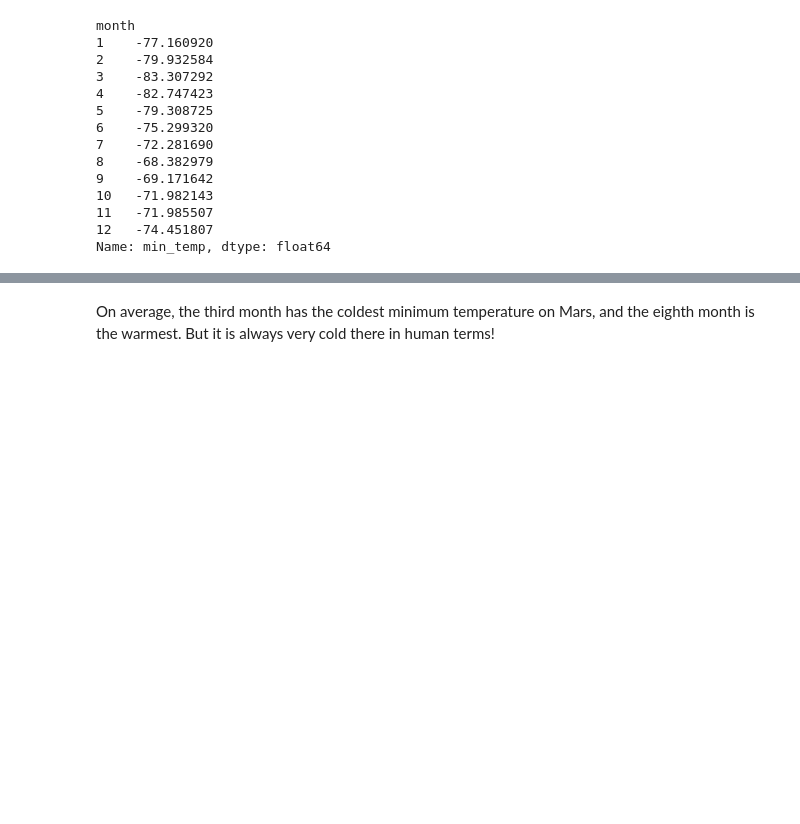
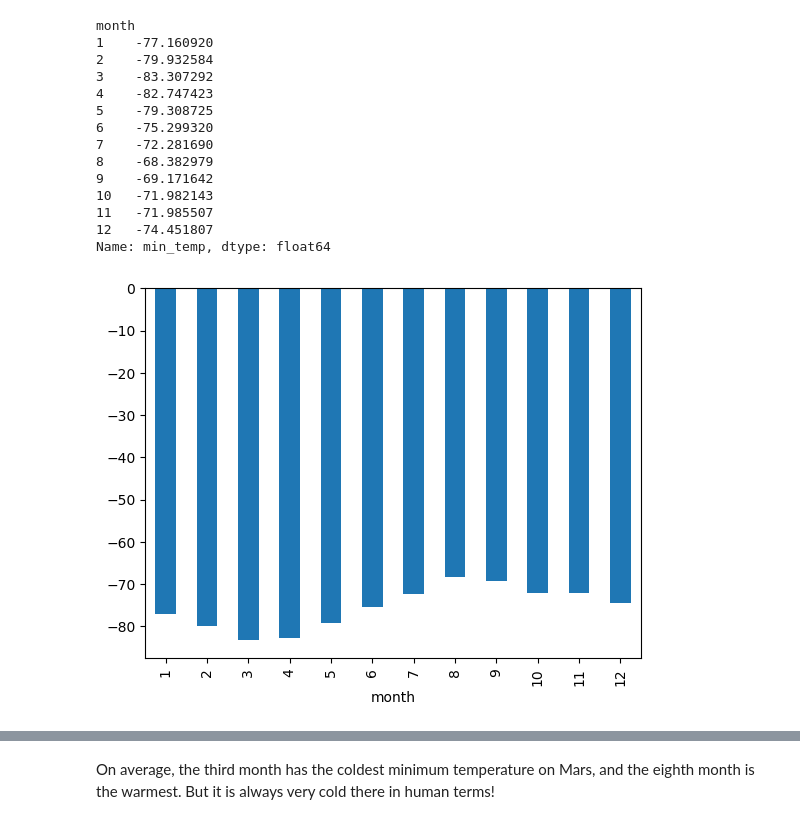
Before and after one commit to JuanJCoronado/Challenge11_JuanJCoronado, a Jupyter notebook: part_2_mars_weather.ipynb, the cells around one changed output, grey strips where cells are left out. Saved outputs shown, nothing was run; the diff lists cells and outputs as text; code cells hidden in the pictures; blank space fills up the shorter version.

```diff
--- a/part_2_mars_weather.ipynb
+++ b/part_2_mars_weather.ipynb
@@ -209,3 +210,23 @@ month
 11   -71.985507
 12   -74.451807
 Name: min_temp, dtype: float64
+# %%
+# Plot the average temperature by month
+temp_month = data.groupby('month')['min_temp'].mean()
+# temp_month = pd.DataFrame(temp_month)
+# temp_month = temp_month.reset_index()
+
+# x_values = temp_month.index
+# y_values = temp_month['min_temp']
+
+temp_month.plot(kind='bar')
+plt.show()
+
+# plt.bar(x_values, y_values)
+# plt.title('Average temp by month')
+# plt.xlabel('Month')
+# plt.ylabel('Temperature in Celsius')
+# plt.xticks(x_values)
+# plt.show()
+# %% [output]
+[figure, added]
```
Also changed, not shown: parts of 10 cells of this notebook.
